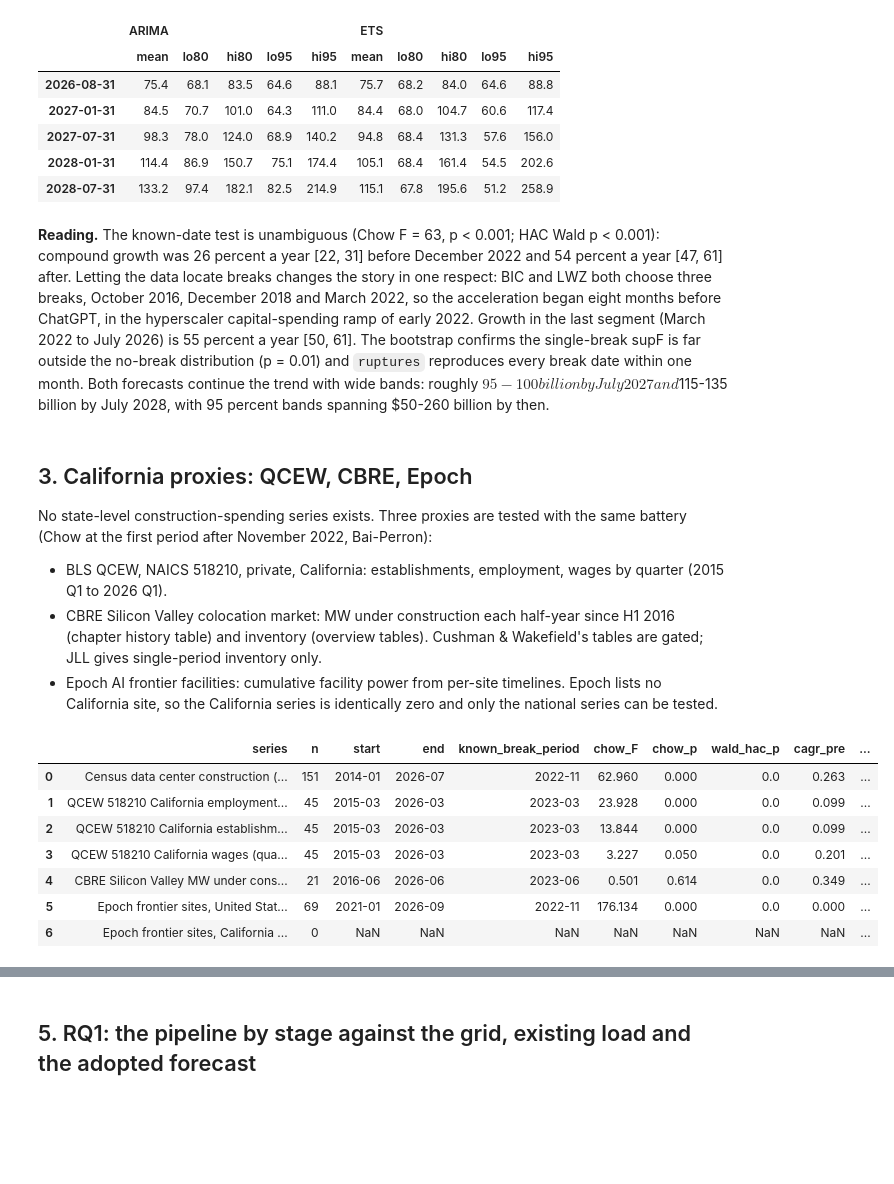
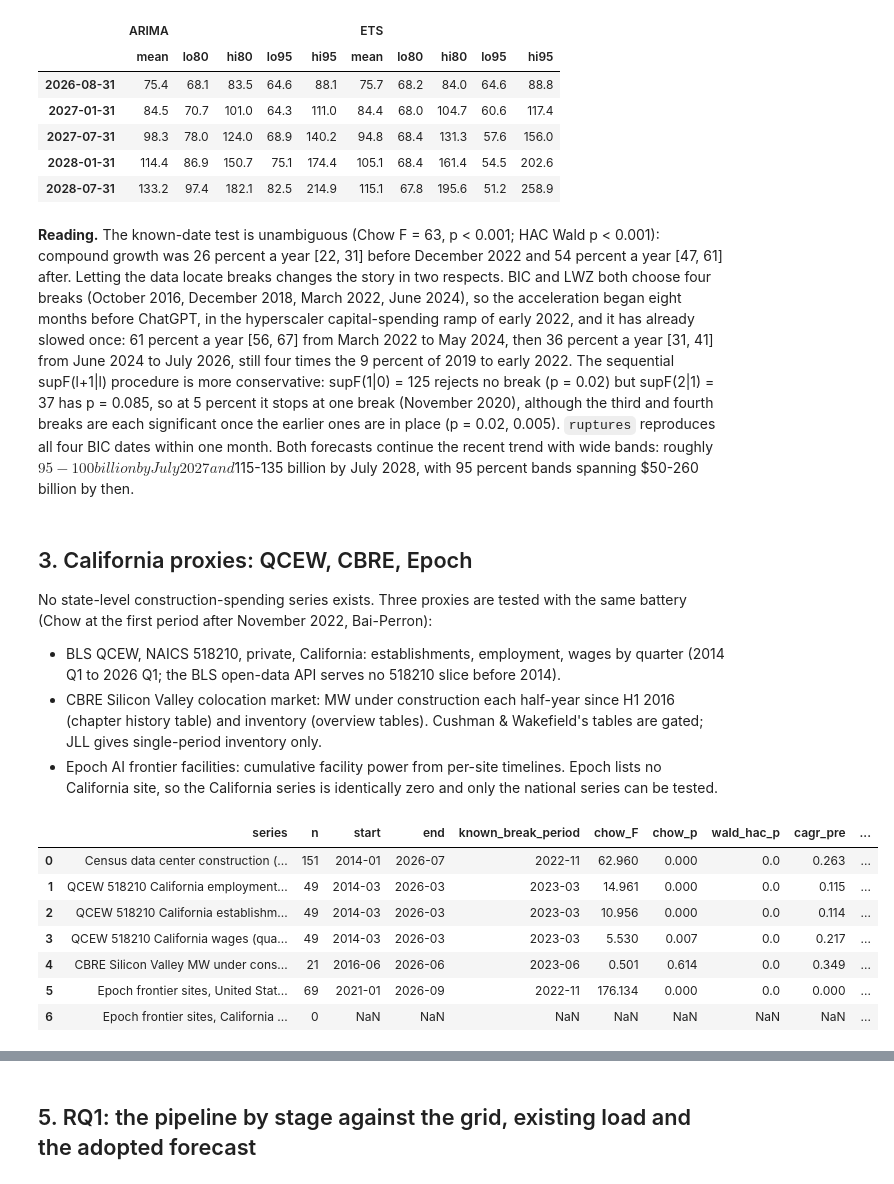
Before and after one commit to sebastian-oldman/masters_project, a Jupyter notebook: notebooks/02_data_center_growth.ipynb, the cells around one changed output, grey strips where cells are left out. Cells and saved outputs as stored; diff of their text form; code cells hidden in the pictures; blank space fills up the shorter version.

Commit message:
Chapter 2 audit: uncensored Bai-Perron search with sequential supF, summer-2025 tier split, PG&E 2026 pipeline vintages, QCEW from 2014

```diff
--- a/notebooks/02_data_center_growth.ipynb
+++ b/notebooks/02_data_center_growth.ipynb
@@ -102,23 +114,23 @@ pd.concat({"ARIMA": (fa/1000).round(1), "ETS": (fe/1000).round(1)}, axis=1).iloc
 | 2028-01-31 | 114.4 | 86.9 | 150.7 | 75.1 | 174.4 | 105.1 | 68.4 | 161.4 | 54.5 | 202.6 |
 | 2028-07-31 | 133.2 | 97.4 | 182.1 | 82.5 | 214.9 | 115.1 | 67.8 | 195.6 | 51.2 | 258.9 |
 # %% [markdown]
-**Reading.** The known-date test is unambiguous (Chow F = 63, p < 0.001; HAC Wald p < 0.001): compound growth was 26 percent a year [22, 31] before December 2022 and 54 percent a year [47, 61] after. Letting the data locate breaks changes the story in one respect: BIC and LWZ both choose three breaks, October 2016, December 2018 and March 2022, so the acceleration began eight months before ChatGPT, in the hyperscaler capital-spending ramp of early 2022. Growth in the last segment (March 2022 to July 2026) is 55 percent a year [50, 61]. The bootstrap confirms the single-break supF is far outside the no-break distribution (p = 0.01) and `ruptures` reproduces every break date within one month. Both forecasts continue the trend with wide bands: roughly $95-100 billion by July 2027 and $115-135 billion by July 2028, with 95 percent bands spanning $50-260 billion by then.
+**Reading.** The known-date test is unambiguous (Chow F = 63, p < 0.001; HAC Wald p < 0.001): compound growth was 26 percent a year [22, 31] before December 2022 and 54 percent a year [47, 61] after. Letting the data locate breaks changes the story in two respects. BIC and LWZ both choose four breaks (October 2016, December 2018, March 2022, June 2024), so the acceleration began eight months before ChatGPT, in the hyperscaler capital-spending ramp of early 2022, and it has already slowed once: 61 percent a year [56, 67] from March 2022 to May 2024, then 36 percent a year [31, 41] from June 2024 to July 2026, still four times the 9 percent of 2019 to early 2022. The sequential supF(l+1|l) procedure is more conservative: supF(1|0) = 125 rejects no break (p = 0.02) but supF(2|1) = 37 has p = 0.085, so at 5 percent it stops at one break (November 2020), although the third and fourth breaks are each significant once the earlier ones are in place (p = 0.02, 0.005). `ruptures` reproduces all four BIC dates within one month. Both forecasts continue the recent trend with wide bands: roughly $95-100 billion by July 2027 and $115-135 billion by July 2028, with 95 percent bands spanning $50-260 billion by then.
 # %% [markdown]
 ## 3. California proxies: QCEW, CBRE, Epoch
 
 No state-level construction-spending series exists. Three proxies are tested with the same battery (Chow at the first period after November 2022, Bai-Perron):
-- BLS QCEW, NAICS 518210, private, California: establishments, employment, wages by quarter (2015 Q1 to 2026 Q1).
+- BLS QCEW, NAICS 518210, private, California: establishments, employment, wages by quarter (2014 Q1 to 2026 Q1; the BLS open-data API serves no 518210 slice before 2014).
 - CBRE Silicon Valley colocation market: MW under construction each half-year since H1 2016 (chapter history table) and inventory (overview tables). Cushman & Wakefield's tables are gated; JLL gives single-period inventory only.
 - Epoch AI frontier facilities: cumulative facility power from per-site timelines. Epoch lists no California site, so the California series is identically zero and only the national series can be tested.
 # %%
 comp = table("ch2_break_test_comparison")
-comp[["series","n","start","end","known_break_period","chow_F","chow_p","wald_hac_p","cagr_pre","cagr_post","bp_break1","bp_break1_ci90","bp_breaks_bic","bp_supF_1_boot_p","note"]].round(3)
+comp[["series","n","start","end","known_break_period","chow_F","chow_p","wald_hac_p","cagr_pre","cagr_post","bp_break1","bp_break1_ci90","bp_m_bic","bp_m_lwz","bp_m_seq","bp_breaks_bic","bp_supF_1_boot_p","note"]].round(3)
 # %% [output]
 |  | series | n | start | end | known_break_period | chow_F | chow_p | wald_hac_p | cagr_pre | ... |
 | 0 | Census data center construction (... | 151 | 2014-01 | 2026-07 | 2022-11 | 62.960 | 0.000 | 0.0 | 0.263 | ... |
-| 1 | QCEW 518210 California employment... | 45 | 2015-03 | 2026-03 | 2023-03 | 23.928 | 0.000 | 0.0 | 0.099 | ... |
-| 2 | QCEW 518210 California establishm... | 45 | 2015-03 | 2026-03 | 2023-03 | 13.844 | 0.000 | 0.0 | 0.099 | ... |
-| 3 | QCEW 518210 California wages (qua... | 45 | 2015-03 | 2026-03 | 2023-03 | 3.227 | 0.050 | 0.0 | 0.201 | ... |
+| 1 | QCEW 518210 California employment... | 49 | 2014-03 | 2026-03 | 2023-03 | 14.961 | 0.000 | 0.0 | 0.115 | ... |
+| 2 | QCEW 518210 California establishm... | 49 | 2014-03 | 2026-03 | 2023-03 | 10.956 | 0.000 | 0.0 | 0.114 | ... |
+| 3 | QCEW 518210 California wages (qua... | 49 | 2014-03 | 2026-03 | 2023-03 | 5.530 | 0.007 | 0.0 | 0.217 | ... |
 | 4 | CBRE Silicon Valley MW under cons... | 21 | 2016-06 | 2026-06 | 2023-06 | 0.501 | 0.614 | 0.0 | 0.349 | ... |
 | 5 | Epoch frontier sites, United Stat... | 69 | 2021-01 | 2026-09 | 2022-11 | 176.134 | 0.000 | 0.0 | 0.000 | ... |
 | 6 | Epoch frontier sites, California ... | 0 | NaN | NaN | NaN | NaN | NaN | NaN | NaN | ... |
```
Also changed, not shown: parts of 15 cells of this notebook, 22 other files.
